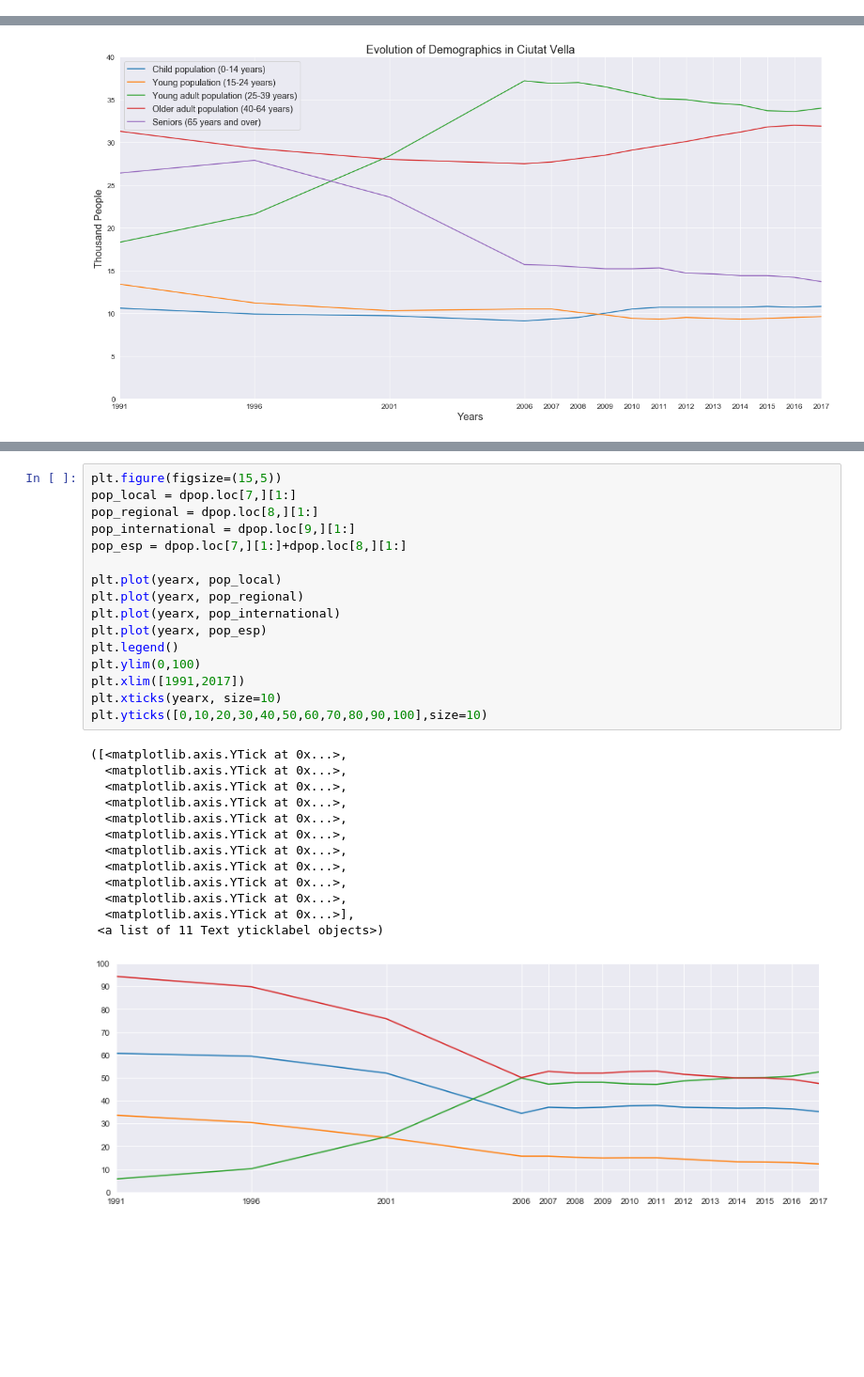
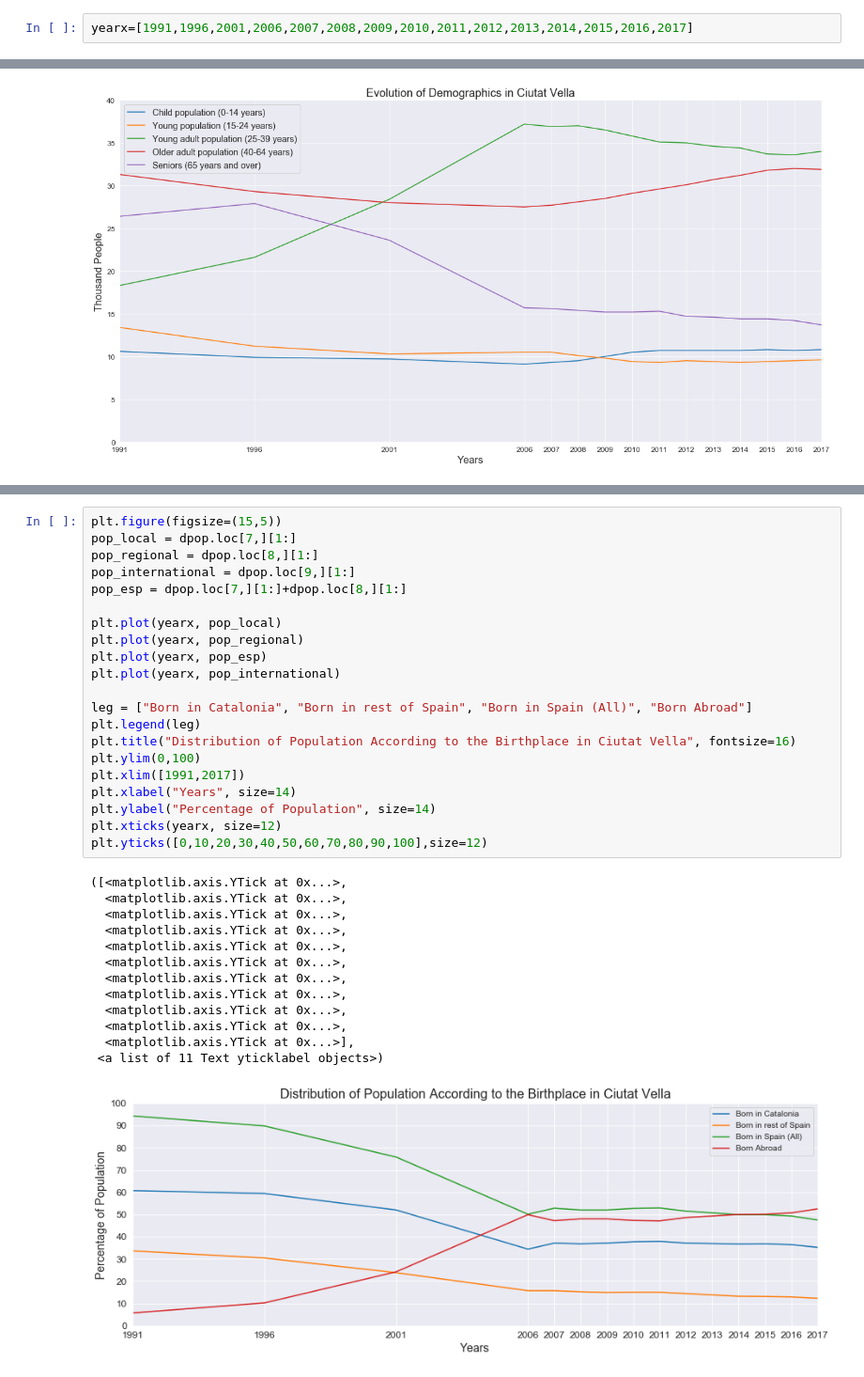
Before and after one commit to BerkayDemirel/Citython2018, a Jupyter notebook: Citython.ipynb, the cells around one changed output, grey strips where cells are left out. Shown: that part at 94% size. Saved outputs shown, nothing was run; the diff lists cells and outputs as text; blank space fills up the shorter version.

```diff
--- a/Citython.ipynb
+++ b/Citython.ipynb
@@ -60,3 +73,5 @@ for i in years:
+# %%
+yearx=[1991,1996,2001,2006,2007,2008,2009,2010,2011,2012,2013,2014,2015,2016,2017]
 # %%
 child = dpop.loc[1,][1:]
 young = dpop.loc[2,][1:]
@@ -97,30 +112,35 @@ Text(0.5, 1.0, 'Index of Aging in Ciutat Vella')
 # %%
 plt.figure(figsize=(15,5))
 pop_local = dpop.loc[7,][1:]
 pop_regional = dpop.loc[8,][1:]
 pop_international = dpop.loc[9,][1:]
 pop_esp = dpop.loc[7,][1:]+dpop.loc[8,][1:]
 
 plt.plot(yearx, pop_local)
 plt.plot(yearx, pop_regional)
+plt.plot(yearx, pop_esp)
 plt.plot(yearx, pop_international)
-plt.plot(yearx, pop_esp)
-plt.legend()
+
+leg = ["Born in Catalonia", "Born in rest of Spain", "Born in Spain (All)", "Born Abroad"]
+plt.legend(leg)
+plt.title("Distribution of Population According to the Birthplace in Ciutat Vella", fontsize=16)
 plt.ylim(0,100)
 plt.xlim([1991,2017])
-plt.xticks(yearx, size=10)
-plt.yticks([0,10,20,30,40,50,60,70,80,90,100],size=10)
+plt.xlabel("Years", size=14)
+plt.ylabel("Percentage of Population", size=14)
+plt.xticks(yearx, size=12)
+plt.yticks([0,10,20,30,40,50,60,70,80,90,100],size=12)
 # %% [output]
 ([<matplotlib.axis.YTick at 0x...>,
   <matplotlib.axis.YTick at 0x...>,
   <matplotlib.axis.YTick at 0x...>,
   <matplotlib.axis.YTick at 0x...>,
   <matplotlib.axis.YTick at 0x...>,
   <matplotlib.axis.YTick at 0x...>,
   <matplotlib.axis.YTick at 0x...>,
   <matplotlib.axis.YTick at 0x...>,
   <matplotlib.axis.YTick at 0x...>,
   <matplotlib.axis.YTick at 0x...>,
   <matplotlib.axis.YTick at 0x...>],
  <a list of 11 Text yticklabel objects>)
-[figure, old version]
+[figure, new version]
```
Also changed, not shown: parts of 12 cells of this notebook, 1 other file.
